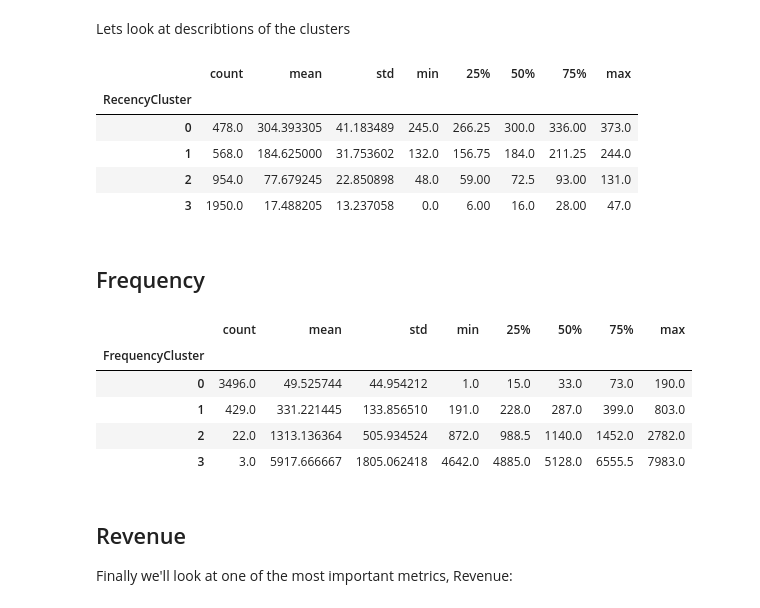
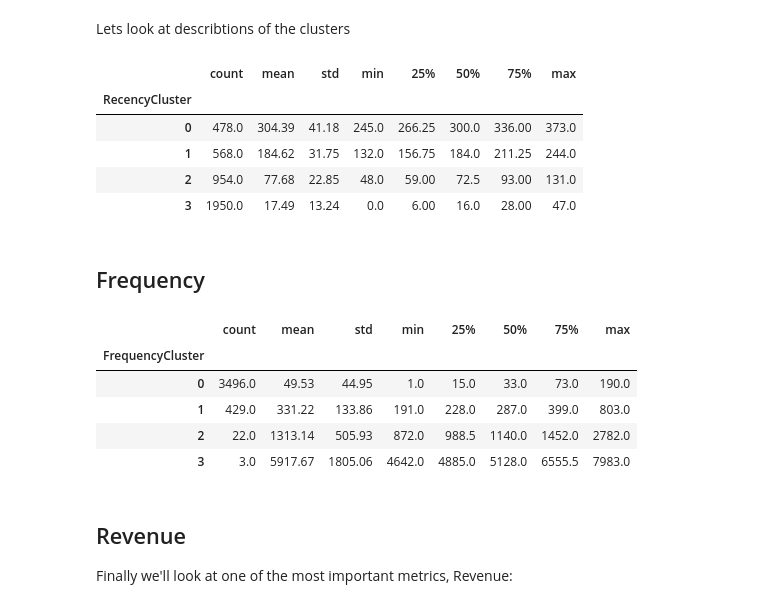
Before and after one commit to elmondhir/customer-segmentation-tuto, a Jupyter notebook: customer_segmentation.ipynb, the cells around one changed output. Cells and saved outputs as stored; diff of their text form; code cells hidden in the pictures.

```diff
--- a/customer_segmentation.ipynb
+++ b/customer_segmentation.ipynb
@@ -111,14 +111,14 @@ df_user = order_cluster('RecencyCluster', 'Recency',df_user,False)
 # %% [markdown]
 Lets look at describtions of the clusters
 # %%
-df_user.groupby("RecencyCluster")['Recency'].describe()
+df_user.groupby("RecencyCluster")['Recency'].describe().round(2)
 # %% [output]
 |  | count | mean | std | min | 25% | 50% | 75% | max |
 | RecencyCluster |  |  |  |  |  |  |  |  |
-| 0 | 478.0 | 304.393305 | 41.183489 | 245.0 | 266.25 | 300.0 | 336.00 | 373.0 |
-| 1 | 568.0 | 184.625000 | 31.753602 | 132.0 | 156.75 | 184.0 | 211.25 | 244.0 |
-| 2 | 954.0 | 77.679245 | 22.850898 | 48.0 | 59.00 | 72.5 | 93.00 | 131.0 |
-| 3 | 1950.0 | 17.488205 | 13.237058 | 0.0 | 6.00 | 16.0 | 28.00 | 47.0 |
+| 0 | 478.0 | 304.39 | 41.18 | 245.0 | 266.25 | 300.0 | 336.00 | 373.0 |
+| 1 | 568.0 | 184.62 | 31.75 | 132.0 | 156.75 | 184.0 | 211.25 | 244.0 |
+| 2 | 954.0 | 77.68 | 22.85 | 48.0 | 59.00 | 72.5 | 93.00 | 131.0 |
+| 3 | 1950.0 | 17.49 | 13.24 | 0.0 | 6.00 | 16.0 | 28.00 | 47.0 |
 # %% [markdown]
 ## Frequency
 # %%
@@ -150,14 +150,14 @@ df_user['FrequencyCluster'] = kmeans.predict(df_user[['Frequency']])
 df_user = order_cluster('FrequencyCluster', 'Frequency',df_user,True)
 
 #see details of each cluster
-df_user.groupby('FrequencyCluster')['Frequency'].describe()
+df_user.groupby('FrequencyCluster')['Frequency'].describe().round(2)
 # %% [output]
 |  | count | mean | std | min | 25% | 50% | 75% | max |
 | FrequencyCluster |  |  |  |  |  |  |  |  |
-| 0 | 3496.0 | 49.525744 | 44.954212 | 1.0 | 15.0 | 33.0 | 73.0 | 190.0 |
-| 1 | 429.0 | 331.221445 | 133.856510 | 191.0 | 228.0 | 287.0 | 399.0 | 803.0 |
-| 2 | 22.0 | 1313.136364 | 505.934524 | 872.0 | 988.5 | 1140.0 | 1452.0 | 2782.0 |
-| 3 | 3.0 | 5917.666667 | 1805.062418 | 4642.0 | 4885.0 | 5128.0 | 6555.5 | 7983.0 |
+| 0 | 3496.0 | 49.53 | 44.95 | 1.0 | 15.0 | 33.0 | 73.0 | 190.0 |
+| 1 | 429.0 | 331.22 | 133.86 | 191.0 | 228.0 | 287.0 | 399.0 | 803.0 |
+| 2 | 22.0 | 1313.14 | 505.93 | 872.0 | 988.5 | 1140.0 | 1452.0 | 2782.0 |
+| 3 | 3.0 | 5917.67 | 1805.06 | 4642.0 | 4885.0 | 5128.0 | 6555.5 | 7983.0 |
 # %% [markdown]
 ## Revenue
 
```
Also changed, not shown: parts of 3 cells of this notebook.
